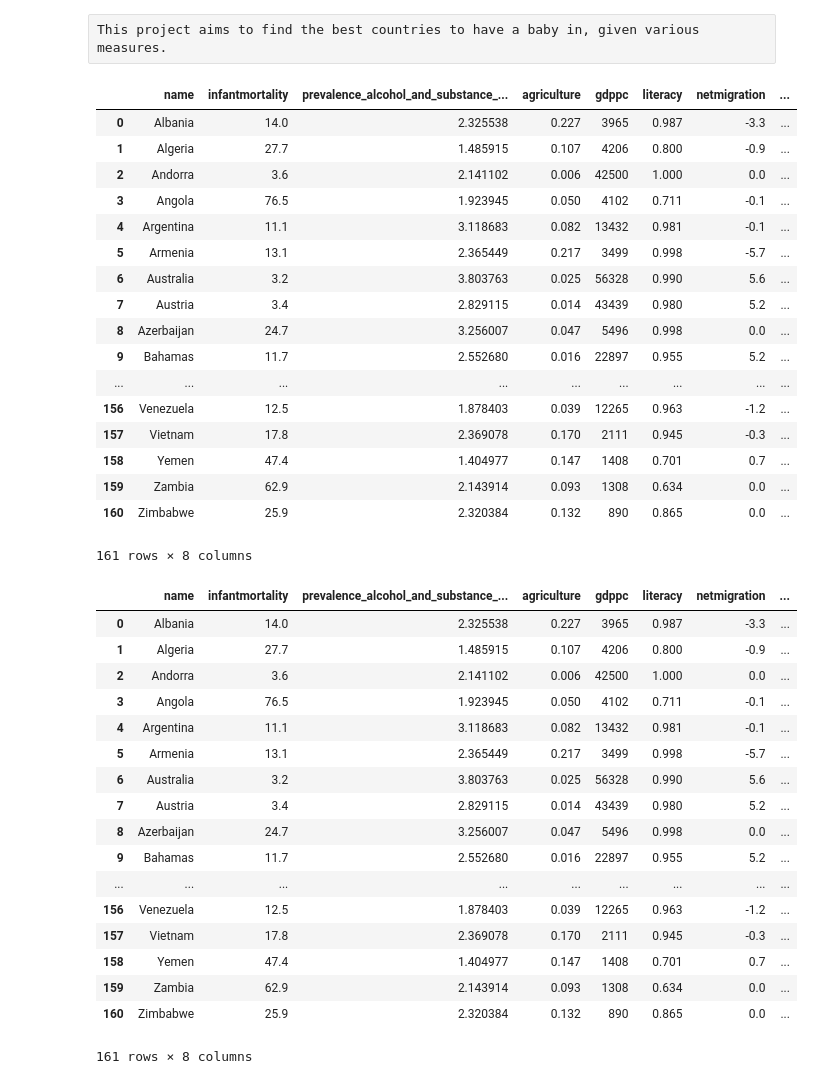
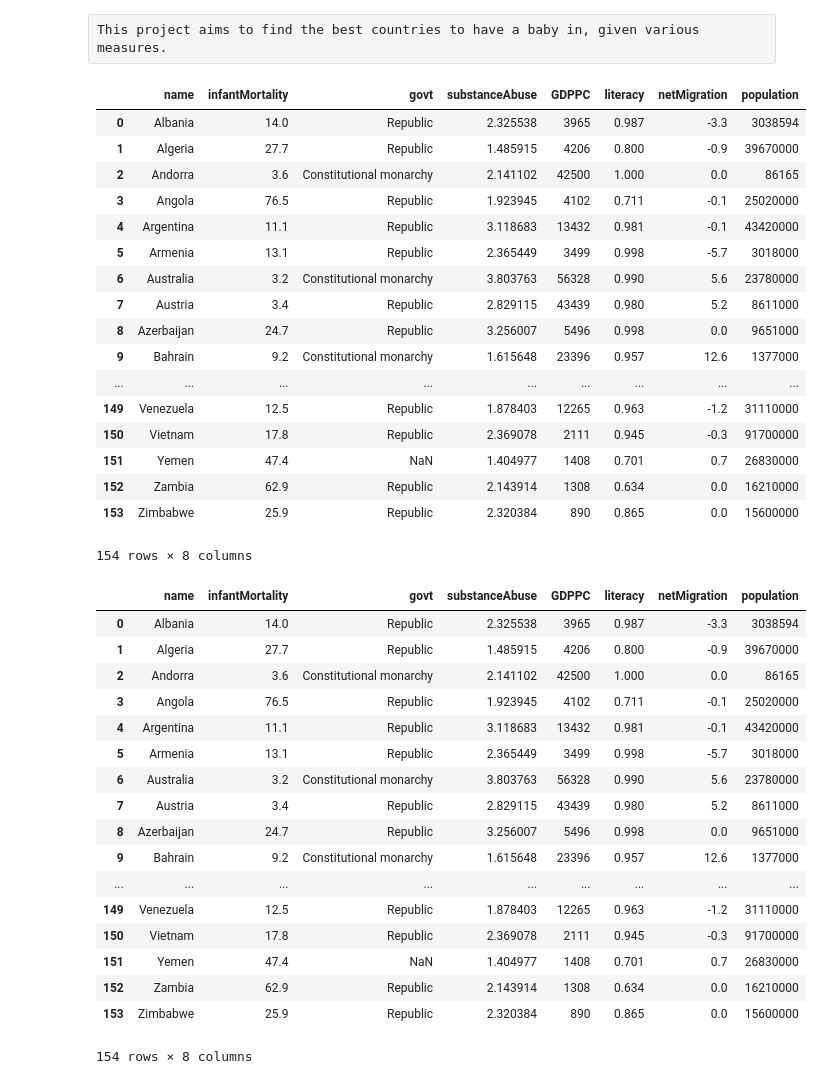
Before and after one commit to JoshuaLau/CurrencyDrain, a Jupyter notebook: plot.ipynb, the cells around one changed output. Drawn from its saved outputs; the diff is of its cells as text; code cells hidden in the pictures.

```diff
--- a/plot.ipynb
+++ b/plot.ipynb
@@ -7,46 +7,46 @@ import numpy
 import pandas as pd
 import matplotlib.pyplot as mlp
 # %%
-main_csv = pd.read_csv("2016-alcohol-prevale-alcohol-disorders-QueryResult.csv")
+main_csv = pd.read_csv("UpdatedTable.csv")
 main_csv
 # %% [output]
-|  | name | infantmortality | prevalence_alcohol_and_substance_... | agriculture | gdppc | literacy | netmigration | ... |
-| 0 | Albania | 14.0 | 2.325538 | 0.227 | 3965 | 0.987 | -3.3 | ... |
-| 1 | Algeria | 27.7 | 1.485915 | 0.107 | 4206 | 0.800 | -0.9 | ... |
-| 2 | Andorra | 3.6 | 2.141102 | 0.006 | 42500 | 1.000 | 0.0 | ... |
-| 3 | Angola | 76.5 | 1.923945 | 0.050 | 4102 | 0.711 | -0.1 | ... |
-| 4 | Argentina | 11.1 | 3.118683 | 0.082 | 13432 | 0.981 | -0.1 | ... |
-| 5 | Armenia | 13.1 | 2.365449 | 0.217 | 3499 | 0.998 | -5.7 | ... |
-| 6 | Australia | 3.2 | 3.803763 | 0.025 | 56328 | 0.990 | 5.6 | ... |
-| 7 | Austria | 3.4 | 2.829115 | 0.014 | 43439 | 0.980 | 5.2 | ... |
-| 8 | Azerbaijan | 24.7 | 3.256007 | 0.047 | 5496 | 0.998 | 0.0 | ... |
-| 9 | Bahamas | 11.7 | 2.552680 | 0.016 | 22897 | 0.955 | 5.2 | ... |
+|  | name | infantMortality | govt | substanceAbuse | GDPPC | literacy | netMigration | population |
+| 0 | Albania | 14.0 | Republic | 2.325538 | 3965 | 0.987 | -3.3 | 3038594 |
+| 1 | Algeria | 27.7 | Republic | 1.485915 | 4206 | 0.800 | -0.9 | 39670000 |
+| 2 | Andorra | 3.6 | Constitutional monarchy | 2.141102 | 42500 | 1.000 | 0.0 | 86165 |
+| 3 | Angola | 76.5 | Republic | 1.923945 | 4102 | 0.711 | -0.1 | 25020000 |
+| 4 | Argentina | 11.1 | Republic | 3.118683 | 13432 | 0.981 | -0.1 | 43420000 |
+| 5 | Armenia | 13.1 | Republic | 2.365449 | 3499 | 0.998 | -5.7 | 3018000 |
+| 6 | Australia | 3.2 | Constitutional monarchy | 3.803763 | 56328 | 0.990 | 5.6 | 23780000 |
+| 7 | Austria | 3.4 | Republic | 2.829115 | 43439 | 0.980 | 5.2 | 8611000 |
+| 8 | Azerbaijan | 24.7 | Republic | 3.256007 | 5496 | 0.998 | 0.0 | 9651000 |
+| 9 | Bahrain | 9.2 | Constitutional monarchy | 1.615648 | 23396 | 0.957 | 12.6 | 1377000 |
 | ... | ... | ... | ... | ... | ... | ... | ... | ... |
-| 156 | Venezuela | 12.5 | 1.878403 | 0.039 | 12265 | 0.963 | -1.2 | ... |
-| 157 | Vietnam | 17.8 | 2.369078 | 0.170 | 2111 | 0.945 | -0.3 | ... |
-| 158 | Yemen | 47.4 | 1.404977 | 0.147 | 1408 | 0.701 | 0.7 | ... |
-| 159 | Zambia | 62.9 | 2.143914 | 0.093 | 1308 | 0.634 | 0.0 | ... |
-| 160 | Zimbabwe | 25.9 | 2.320384 | 0.132 | 890 | 0.865 | 0.0 | ... |
+| 149 | Venezuela | 12.5 | Republic | 1.878403 | 12265 | 0.963 | -1.2 | 31110000 |
+| 150 | Vietnam | 17.8 | Republic | 2.369078 | 2111 | 0.945 | -0.3 | 91700000 |
+| 151 | Yemen | 47.4 | NaN | 1.404977 | 1408 | 0.701 | 0.7 | 26830000 |
+| 152 | Zambia | 62.9 | Republic | 2.143914 | 1308 | 0.634 | 0.0 | 16210000 |
+| 153 | Zimbabwe | 25.9 | Republic | 2.320384 | 890 | 0.865 | 0.0 | 15600000 |
-161 rows × 8 columns
+154 rows × 8 columns
 # %%
 data = pd.DataFrame(main_csv)
 data
 # %% [output]
-|  | name | infantmortality | prevalence_alcohol_and_substance_... | agriculture | gdppc | literacy | netmigration | ... |
-| 0 | Albania | 14.0 | 2.325538 | 0.227 | 3965 | 0.987 | -3.3 | ... |
-| 1 | Algeria | 27.7 | 1.485915 | 0.107 | 4206 | 0.800 | -0.9 | ... |
-| 2 | Andorra | 3.6 | 2.141102 | 0.006 | 42500 | 1.000 | 0.0 | ... |
-| 3 | Angola | 76.5 | 1.923945 | 0.050 | 4102 | 0.711 | -0.1 | ... |
-| 4 | Argentina | 11.1 | 3.118683 | 0.082 | 13432 | 0.981 | -0.1 | ... |
-| 5 | Armenia | 13.1 | 2.365449 | 0.217 | 3499 | 0.998 | -5.7 | ... |
-| 6 | Australia | 3.2 | 3.803763 | 0.025 | 56328 | 0.990 | 5.6 | ... |
-| 7 | Austria | 3.4 | 2.829115 | 0.014 | 43439 | 0.980 | 5.2 | ... |
-| 8 | Azerbaijan | 24.7 | 3.256007 | 0.047 | 5496 | 0.998 | 0.0 | ... |
-| 9 | Bahamas | 11.7 | 2.552680 | 0.016 | 22897 | 0.955 | 5.2 | ... |
+|  | name | infantMortality | govt | substanceAbuse | GDPPC | literacy | netMigration | population |
+| 0 | Albania | 14.0 | Republic | 2.325538 | 3965 | 0.987 | -3.3 | 3038594 |
+| 1 | Algeria | 27.7 | Republic | 1.485915 | 4206 | 0.800 | -0.9 | 39670000 |
+| 2 | Andorra | 3.6 | Constitutional monarchy | 2.141102 | 42500 | 1.000 | 0.0 | 86165 |
+| 3 | Angola | 76.5 | Republic | 1.923945 | 4102 | 0.711 | -0.1 | 25020000 |
+| 4 | Argentina | 11.1 | Republic | 3.118683 | 13432 | 0.981 | -0.1 | 43420000 |
+| 5 | Armenia | 13.1 | Republic | 2.365449 | 3499 | 0.998 | -5.7 | 3018000 |
+| 6 | Australia | 3.2 | Constitutional monarchy | 3.803763 | 56328 | 0.990 | 5.6 | 23780000 |
+| 7 | Austria | 3.4 | Republic | 2.829115 | 43439 | 0.980 | 5.2 | 8611000 |
+| 8 | Azerbaijan | 24.7 | Republic | 3.256007 | 5496 | 0.998 | 0.0 | 9651000 |
+| 9 | Bahrain | 9.2 | Constitutional monarchy | 1.615648 | 23396 | 0.957 | 12.6 | 1377000 |
 | ... | ... | ... | ... | ... | ... | ... | ... | ... |
-| 156 | Venezuela | 12.5 | 1.878403 | 0.039 | 12265 | 0.963 | -1.2 | ... |
-| 157 | Vietnam | 17.8 | 2.369078 | 0.170 | 2111 | 0.945 | -0.3 | ... |
-| 158 | Yemen | 47.4 | 1.404977 | 0.147 | 1408 | 0.701 | 0.7 | ... |
-| 159 | Zambia | 62.9 | 2.143914 | 0.093 | 1308 | 0.634 | 0.0 | ... |
-| 160 | Zimbabwe | 25.9 | 2.320384 | 0.132 | 890 | 0.865 | 0.0 | ... |
+| 149 | Venezuela | 12.5 | Republic | 1.878403 | 12265 | 0.963 | -1.2 | 31110000 |
+| 150 | Vietnam | 17.8 | Republic | 2.369078 | 2111 | 0.945 | -0.3 | 91700000 |
+| 151 | Yemen | 47.4 | NaN | 1.404977 | 1408 | 0.701 | 0.7 | 26830000 |
+| 152 | Zambia | 62.9 | Republic | 2.143914 | 1308 | 0.634 | 0.0 | 16210000 |
+| 153 | Zimbabwe | 25.9 | Republic | 2.320384 | 890 | 0.865 | 0.0 | 15600000 |
-161 rows × 8 columns
+154 rows × 8 columns
```
Also changed, not shown: parts of 7 cells of this notebook, 2 other files.
